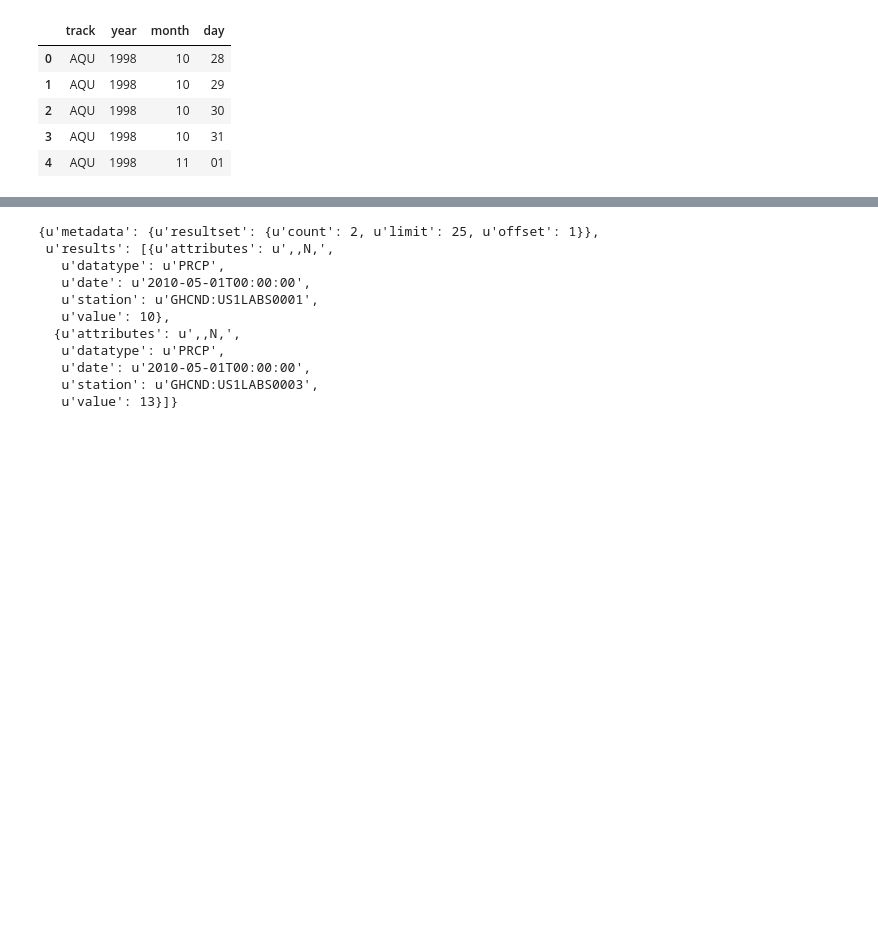
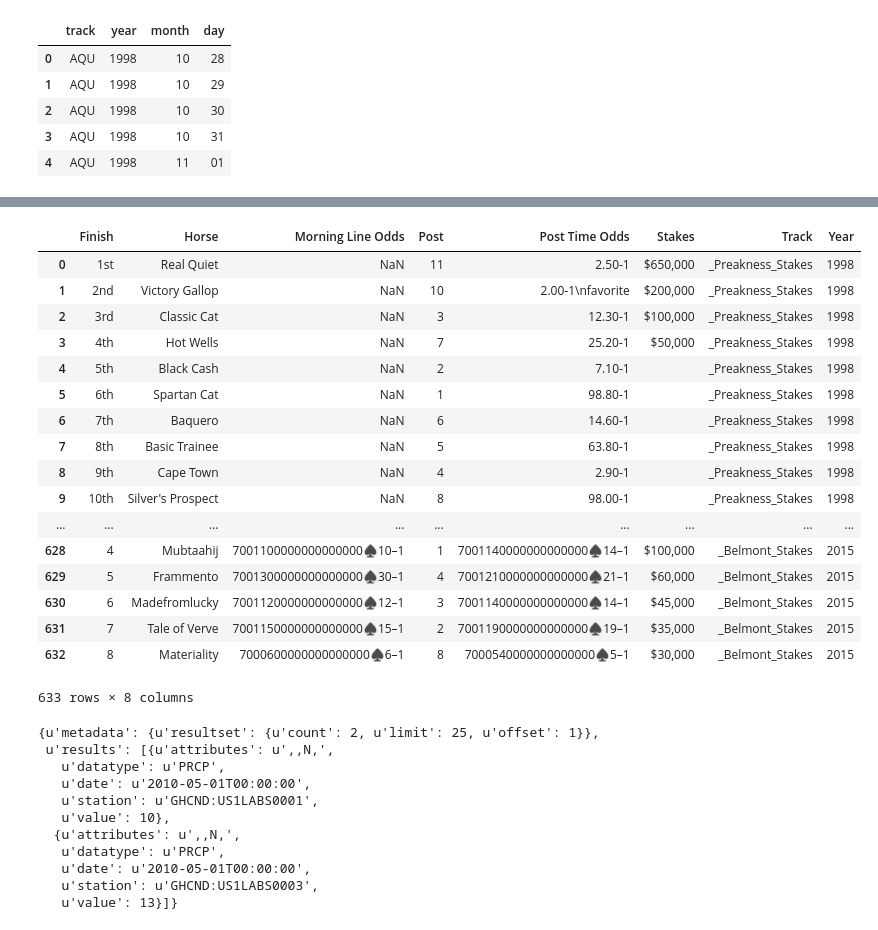
Before and after one commit to gebailey23/prettyponies, a Jupyter notebook: Weather_Scrape.ipynb, the cells around one changed output, grey strips where cells are left out. Drawn from its saved outputs; the diff is of its cells as text; code cells hidden in the pictures; blank space fills up the shorter version.

```diff
--- a/Weather_Scrape.ipynb
+++ b/Weather_Scrape.ipynb
@@ -174,0 +248,10 @@ weatherdf.to_csv('tempdata/weather.csv')
+# %%
+pages = {}
+years1 = [str(i) for i in range(1998,2016)]
+years2 = [str(i) for i in range(2006,2016)]
+track_year_dict = {"_Kentucky_Derby": years1, "_Preakness_Stakes": years1, "_Belmont_Stakes": years2}
+
+for key in track_year_dict.keys():
+    for year in track_year_dict[key]:
+        pages[year+key] = requests.get("https://en.wikipedia.org/wiki/{}".format(year+key)).text
+        time.sleep(0.1)
@@ -174,0 +307,9 @@ weatherdf.to_csv('tempdata/weather.csv')
+# %%
+payouts_df = pd.DataFrame(columns=["Post", "Horse", "Win", "Place", "Show", "Track", "Year"])
+for track in track_year_dict.keys():
+    for year in track_year_dict[track]:
+        access = year+track
+        bigdict[access][0].columns = ["Post", "Horse", "Win", "Place", "Show"]
+        bigdict[access][0]["Track"] = track
+        bigdict[access][0]["Year"] = year
+        payouts_df = pd.concat([payouts_df, bigdict[access][0]], ignore_index = True)
@@ -175,3 +366,32 @@ weatherdf.to_csv('tempdata/weather.csv')
+# %%
+results_df = pd.DataFrame(columns=["Track", "Year", "Finish", "Post", "Horse", "Morning Line Odds", "Post Time Odds", "Stakes"])
+for track in track_year_dict.keys():
+    for year in track_year_dict[track]:
+        access = year+track
+        bigdict[access][1]['Track'] = track
+        bigdict[access][1]['Year'] = year
+        results_df = pd.concat([results_df, bigdict[access][1]], ignore_index = True)
+# %%
+results_df
+# %% [output]
+|  | Finish | Horse | Morning Line Odds | Post | Post Time Odds | Stakes | Track | Year |
+| 0 | 1st | Real Quiet | NaN | 11 | 2.50-1 | $650,000 | _Preakness_Stakes | 1998 |
+| 1 | 2nd | Victory Gallop | NaN | 10 | 2.00-1\nfavorite | $200,000 | _Preakness_Stakes | 1998 |
+| 2 | 3rd | Classic Cat | NaN | 3 | 12.30-1 | $100,000 | _Preakness_Stakes | 1998 |
+| 3 | 4th | Hot Wells | NaN | 7 | 25.20-1 | $50,000 | _Preakness_Stakes | 1998 |
+| 4 | 5th | Black Cash | NaN | 2 | 7.10-1 |  | _Preakness_Stakes | 1998 |
+| 5 | 6th | Spartan Cat | NaN | 1 | 98.80-1 |  | _Preakness_Stakes | 1998 |
+| 6 | 7th | Baquero | NaN | 6 | 14.60-1 |  | _Preakness_Stakes | 1998 |
+| 7 | 8th | Basic Trainee | NaN | 5 | 63.80-1 |  | _Preakness_Stakes | 1998 |
+| 8 | 9th | Cape Town | NaN | 4 | 2.90-1 |  | _Preakness_Stakes | 1998 |
+| 9 | 10th | Silver's Prospect | NaN | 8 | 98.00-1 |  | _Preakness_Stakes | 1998 |
+| ... | ... | ... | ... | ... | ... | ... | ... | ... |
+| 628 | 4 | Mubtaahij | 7001100000000000000♠10–1 | 1 | 7001140000000000000♠14–1 | $100,000 | _Belmont_Stakes | 2015 |
+| 629 | 5 | Frammento | 7001300000000000000♠30–1 | 4 | 7001210000000000000♠21–1 | $60,000 | _Belmont_Stakes | 2015 |
+| 630 | 6 | Madefromlucky | 7001120000000000000♠12–1 | 3 | 7001140000000000000♠14–1 | $45,000 | _Belmont_Stakes | 2015 |
+| 631 | 7 | Tale of Verve | 7001150000000000000♠15–1 | 2 | 7001190000000000000♠19–1 | $35,000 | _Belmont_Stakes | 2015 |
+| 632 | 8 | Materiality | 7000600000000000000♠6–1 | 8 | 7000540000000000000♠5–1 | $30,000 | _Belmont_Stakes | 2015 |
+633 rows × 8 columns
 # %%
 url = "http://www.ncdc.noaa.gov/cdo-web/api/v2/data"
 querystring = {"datasetid":"GHCND","locationid":"ZIP:71111","startdate":"2010-05-01","enddate":"2010-05-01"}
```
Also changed, not shown: parts of 12 cells of this notebook, 2 other files.
